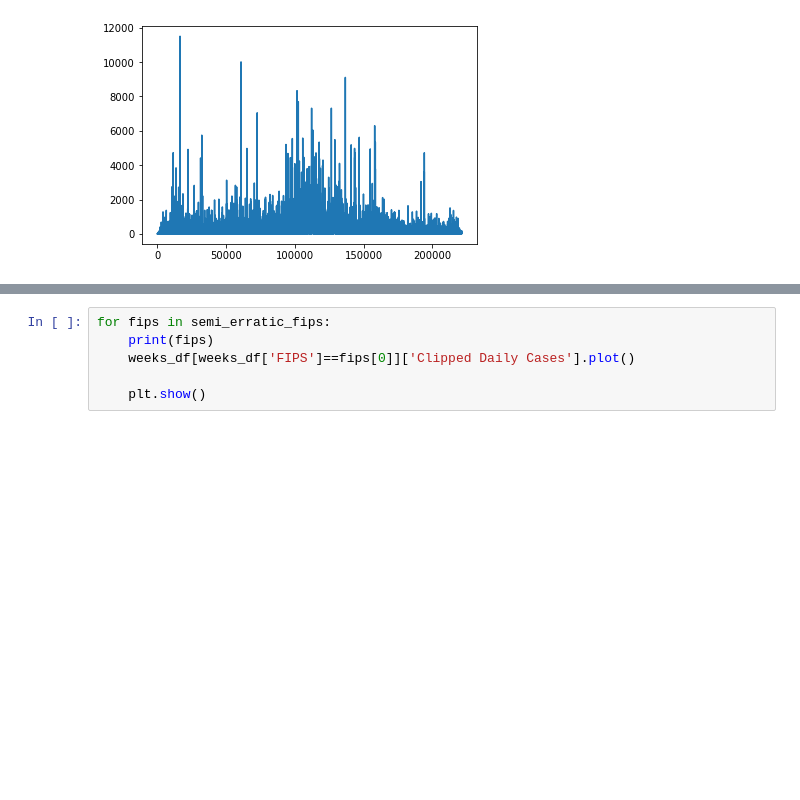
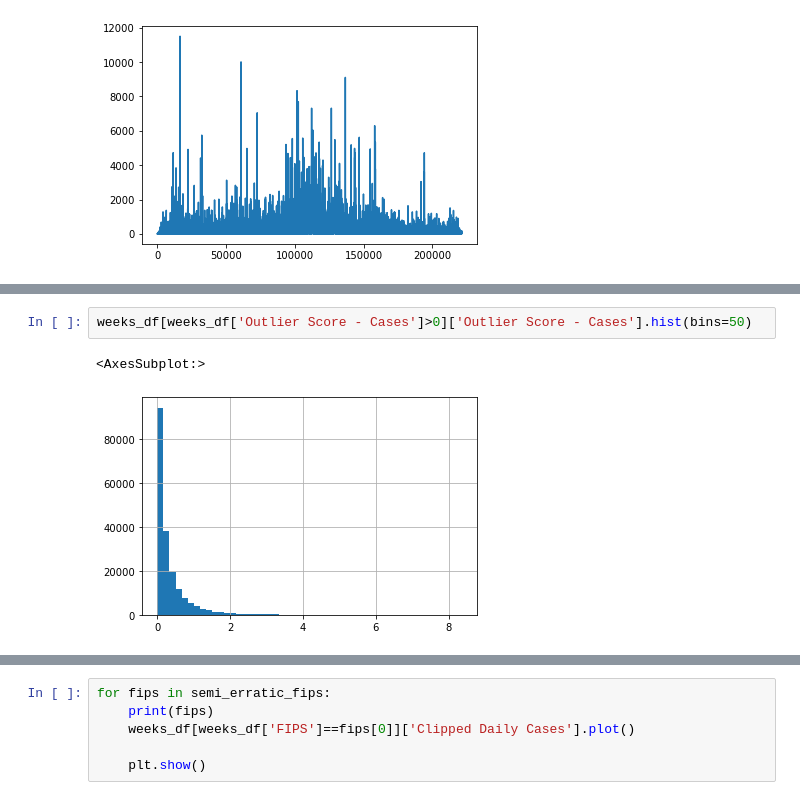
Before and after one commit to m-gaster/Twitter-Conspiracies, a Jupyter notebook: Geo Cross Referencing/Merging County Info.ipynb, the cells around one changed output, grey strips where cells are left out. Drawn from its saved outputs; the diff is of its cells as text; blank space fills up the shorter version.

```diff
--- a/Geo Cross Referencing/Merging County Info.ipynb
+++ b/Geo Cross Referencing/Merging County Info.ipynb
@@ -283,0 +323,5 @@ weeks_df
+# %%
+weeks_df[weeks_df['Outlier Score - Cases']>0]['Outlier Score - Cases'].hist(bins=50)
+# %% [output]
+<AxesSubplot:>
+[figure, added]
```
Also changed, not shown: parts of 24 cells of this notebook.
